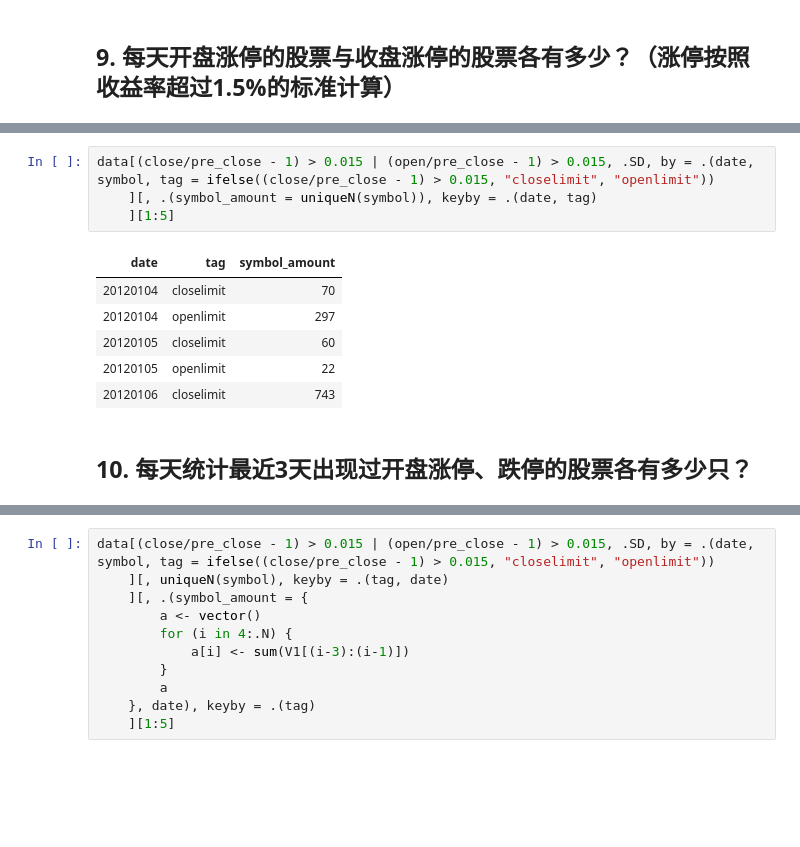
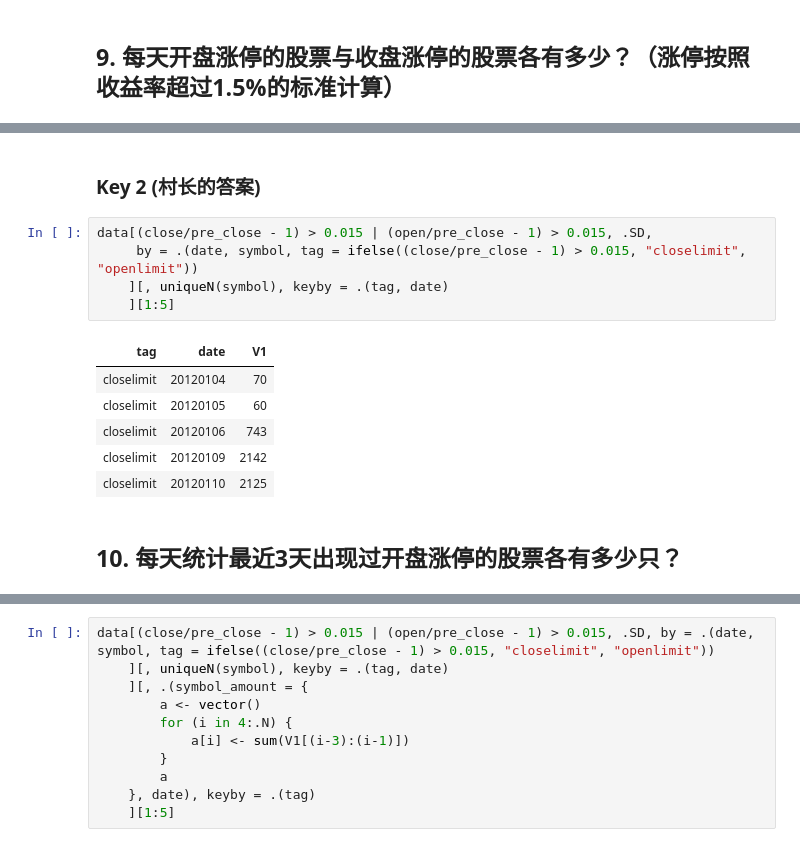
Before and after one commit to Ravin515/r-data-practice, a Jupyter notebook: answer-keys.ipynb, the cells around one changed output, grey strips where cells are left out. Cells and saved outputs as stored; diff of their text form; blank space fills up the shorter version.

```diff
--- a/answer-keys.ipynb
+++ b/answer-keys.ipynb
@@ -197,13 +275,16 @@ data[, .SD,
+# %% [markdown]
+### Key 2 (村长的答案)
 # %%
-data[(close/pre_close - 1) > 0.015 | (open/pre_close - 1) > 0.015, .SD, by = .(date, symbol, tag = ifelse((close/pre_close - 1) > 0.015, "closelimit", "openlimit"))
-    ][, .(symbol_amount = uniqueN(symbol)), keyby = .(date, tag)
+data[(close/pre_close - 1) > 0.015 | (open/pre_close - 1) > 0.015, .SD,
+     by = .(date, symbol, tag = ifelse((close/pre_close - 1) > 0.015, "closelimit", "openlimit"))
+    ][, uniqueN(symbol), keyby = .(tag, date)
     ][1:5]
 # %% [output]
-| date | tag | symbol_amount |
-| 20120104 | closelimit | 70 |
-| 20120104 | openlimit | 297 |
-| 20120105 | closelimit | 60 |
-| 20120105 | openlimit | 22 |
-| 20120106 | closelimit | 743 |
+| tag | date | V1 |
+| closelimit | 20120104 | 70 |
+| closelimit | 20120105 | 60 |
+| closelimit | 20120106 | 743 |
+| closelimit | 20120109 | 2142 |
+| closelimit | 20120110 | 2125 |
 # %% [markdown]
-## 10. 每天统计最近3天出现过开盘涨停、跌停的股票各有多少只？
+## 10. 每天统计最近3天出现过开盘涨停的股票各有多少只？
```
Also changed, not shown: parts of 28 cells of this notebook, 1 other file.
